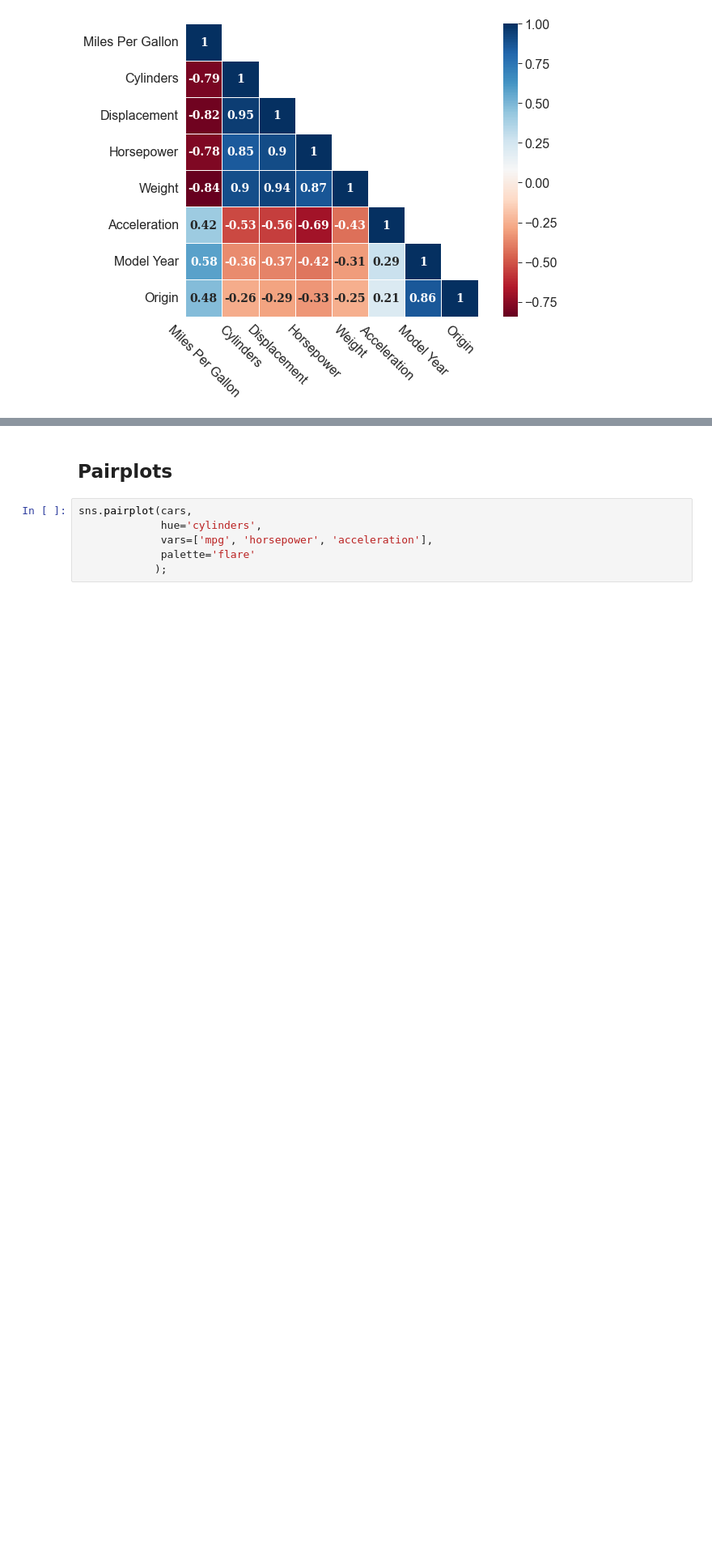
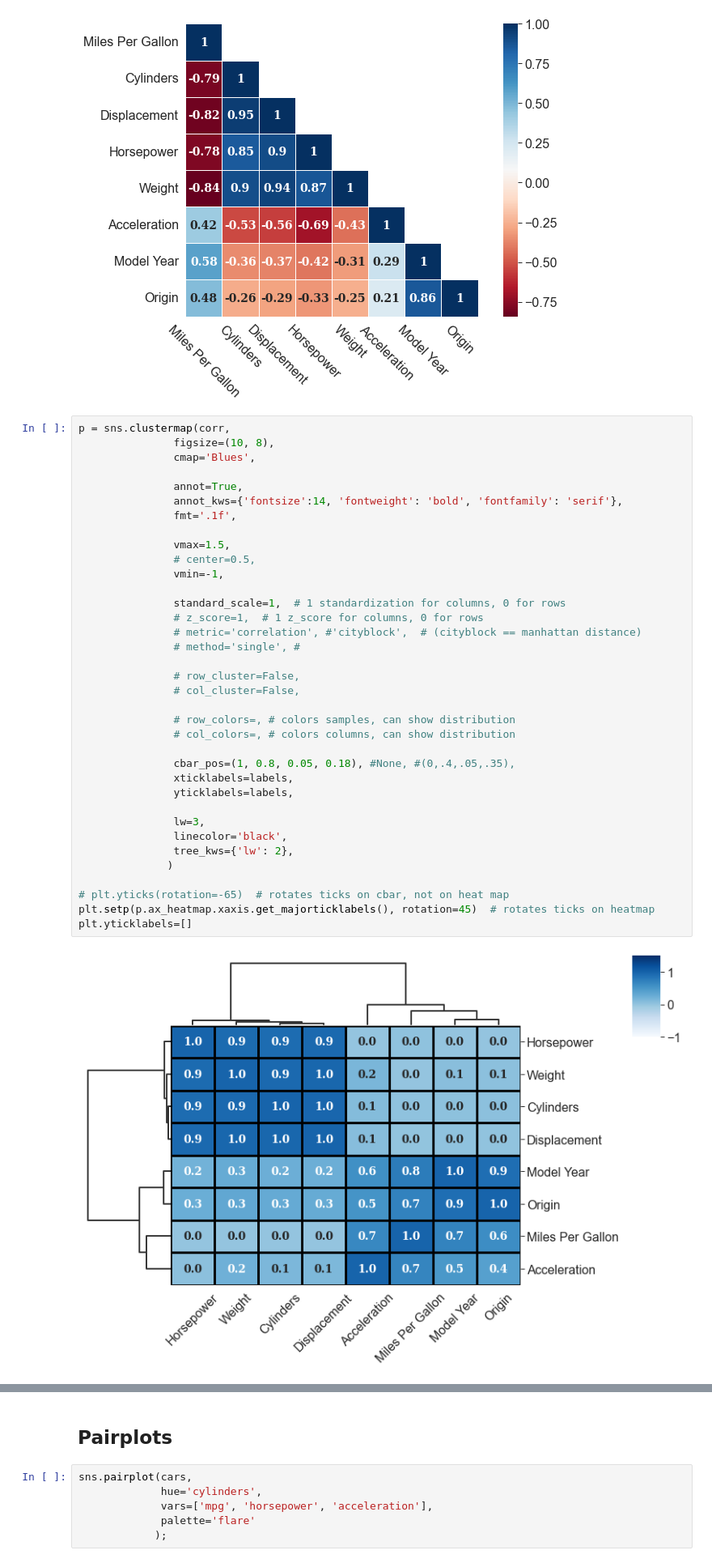
Before and after one commit to bartosz67/matplotlib_seaborn_plots, a Jupyter notebook: plots.ipynb, the cells around one changed output, grey strips where cells are left out. Shown at 81% size. Saved outputs shown, nothing was run; the diff lists cells and outputs as text; blank space fills up the shorter version.

```diff
--- a/plots.ipynb
+++ b/plots.ipynb
@@ -568,3 +568,41 @@ plt.yticklabels=[]
 plt.tight_layout()
 # %% [output]
 [figure]
+# %%
+p = sns.clustermap(corr,
+               figsize=(10, 8),
+               cmap='Blues',
+
+               annot=True,
+               annot_kws={'fontsize':14, 'fontweight': 'bold', 'fontfamily': 'serif'},
+               fmt='.1f',
+
+               vmax=1.5,
+               # center=0.5,
+               vmin=-1,
+
+               standard_scale=1,  # 1 standardization for columns, 0 for rows
+               # z_score=1,  # 1 z_score for columns, 0 for rows
+               # metric='correlation', #'cityblock',  # (cityblock == manhattan distance)
+               # method='single', #
+
+               # row_cluster=False,
+               # col_cluster=False,
+
+               # row_colors=, # colors samples, can show distribution
+               # col_colors=, # colors columns, can show distribution
+
+               cbar_pos=(1, 0.8, 0.05, 0.18), #None, #(0,.4,.05,.35),
+               xticklabels=labels,
+               yticklabels=labels,
+
+               lw=3,
+               linecolor='black',
+               tree_kws={'lw': 2},
+              )
+
+# plt.yticks(rotation=-65)  # rotates ticks on cbar, not on heat map
+plt.setp(p.ax_heatmap.xaxis.get_majorticklabels(), rotation=45)  # rotates ticks on heatmap
+plt.yticklabels=[]
+# %% [output]
+[figure, added]
```
Also changed, not shown: parts of 14 cells of this notebook.
